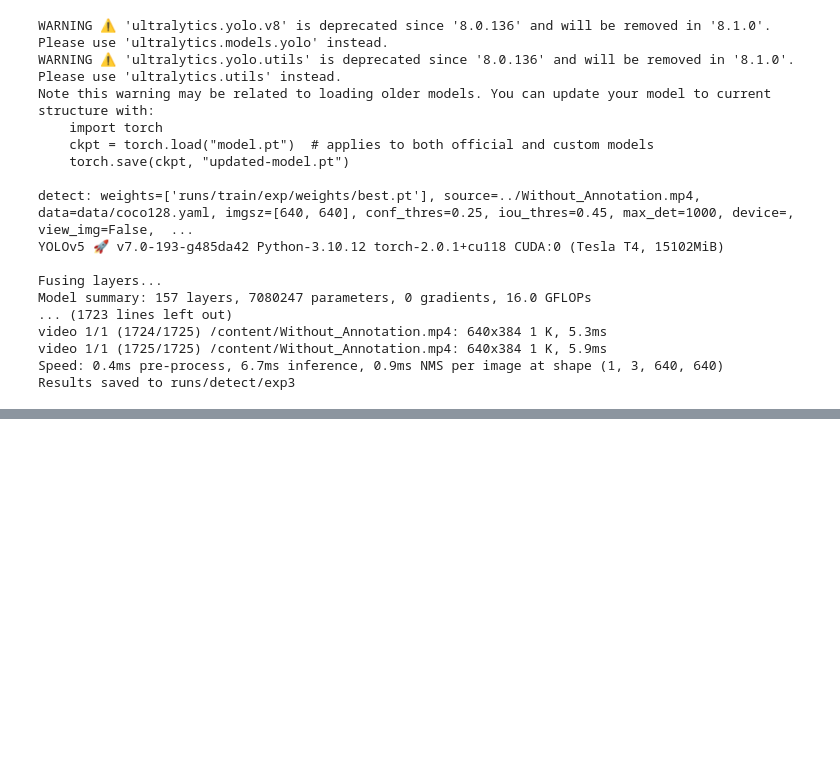
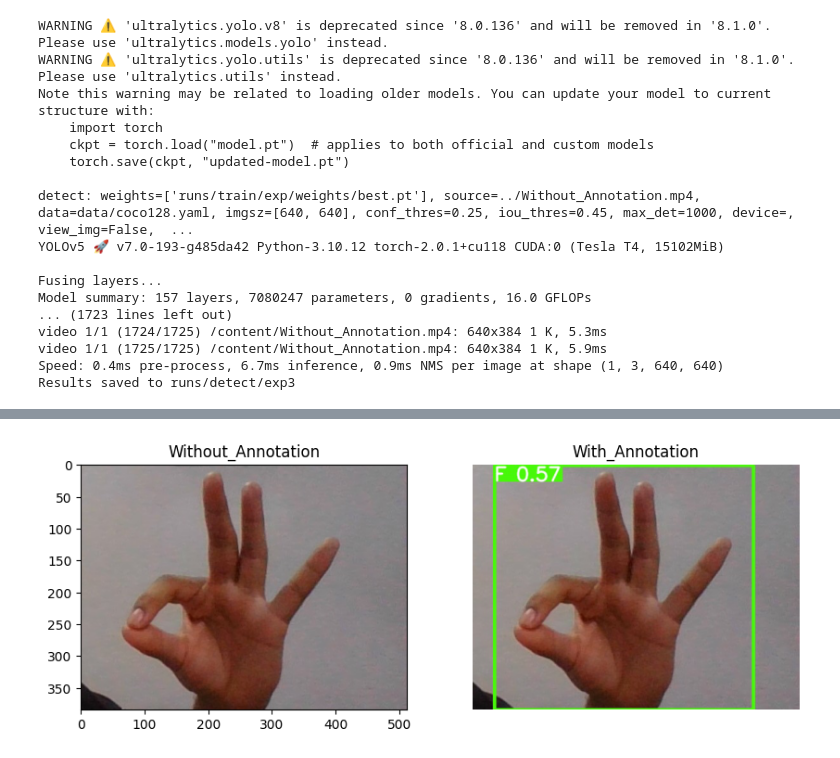
Before and after one commit to Advaitgaur004/sign-Language-Recognition, a Jupyter notebook: yolov5.ipynb, the cells around one changed output, grey strips where cells are left out. Cells and saved outputs as stored; diff of their text form; code cells hidden in the pictures; blank space fills up the shorter version.

```diff
--- a/yolov5.ipynb
+++ b/yolov5.ipynb
@@ -95,0 +113,19 @@ Results saved to runs/detect/exp3
+# %%
+import matplotlib.pyplot as plt
+import matplotlib.image as mpimg
+
+Without_Annotation = mpimg.imread('/content/F.jpg')
+With_Annotation = mpimg.imread('/content/yolov5/runs/detect/exp2/F.jpg')
+
+fig, axs = plt.subplots(1, 2, figsize=(10, 5))
+
+axs[0].imshow(Without_Annotation)
+axs[0].set_title('Without_Annotation')
+
+axs[1].imshow(With_Annotation)
+axs[1].set_title('With_Annotation')
+
+plt.axis('off')
+plt.show()
+# %% [output]
+[figure, added]
```
Also changed, not shown: parts of 2 cells of this notebook.
